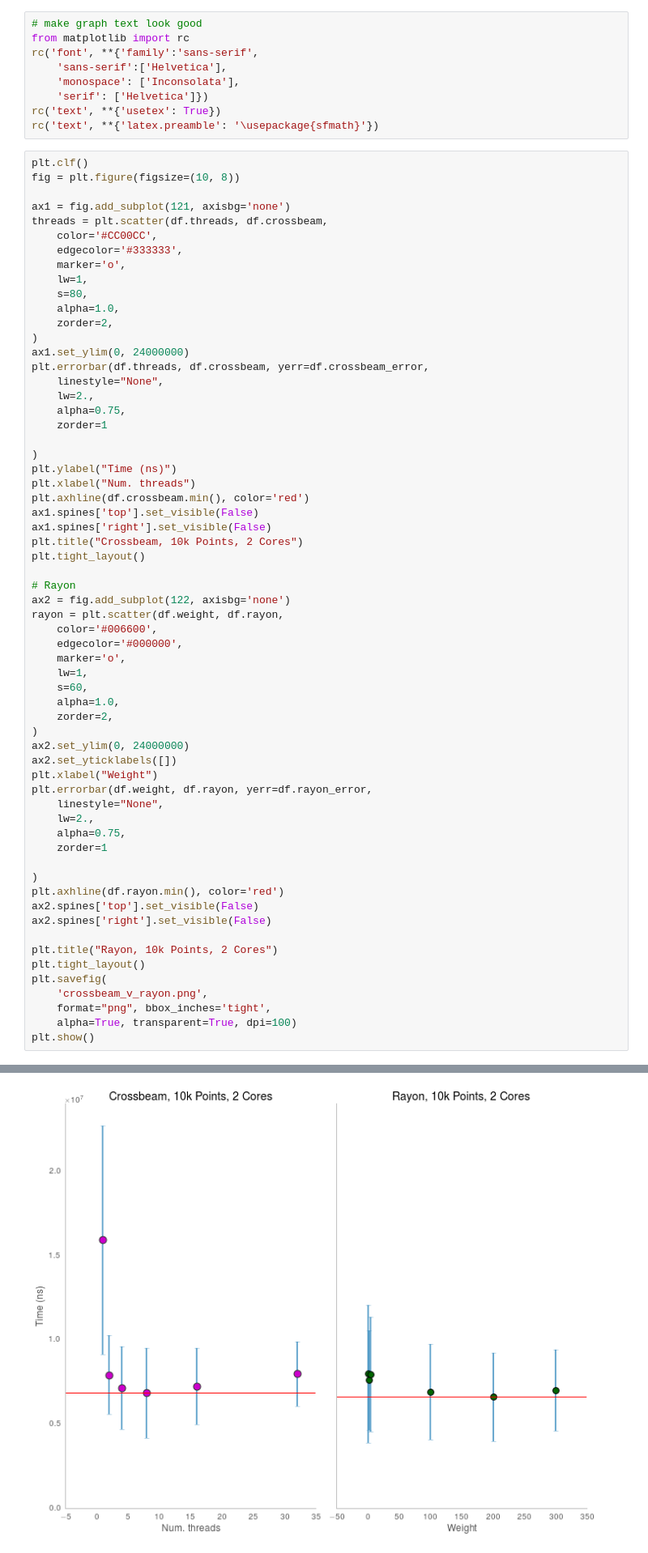
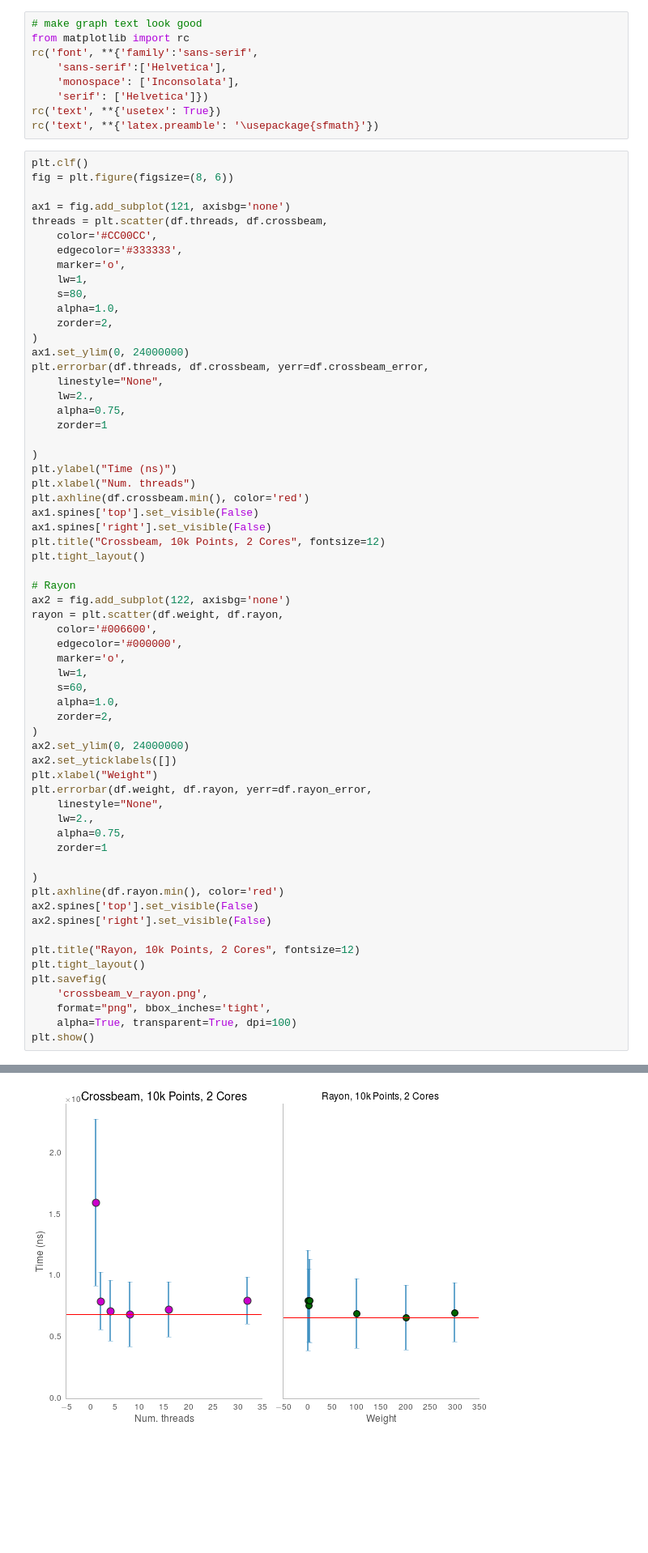
Before and after one commit to urschrei/lonlat_bng, a Jupyter notebook: rust_BNG.ipynb, the cells around one changed output, grey strips where cells are left out. Shown at 81% size. Saved outputs shown, nothing was run; the diff lists cells and outputs as text; blank space fills up the shorter version.

```diff
--- a/rust_BNG.ipynb
+++ b/rust_BNG.ipynb
@@ -342,7 +342,7 @@ rc('text', **{'usetex': True})
 rc('text', **{'latex.preamble': '\usepackage{sfmath}'})
 # %%
 plt.clf()
-fig = plt.figure(figsize=(10, 8))
+fig = plt.figure(figsize=(8, 6))
 
 ax1 = fig.add_subplot(121, axisbg='none')
 threads = plt.scatter(df.threads, df.crossbeam,
@@ -367,7 +367,7 @@ plt.xlabel("Num. threads")
 plt.axhline(df.crossbeam.min(), color='red')
 ax1.spines['top'].set_visible(False)
 ax1.spines['right'].set_visible(False)
-plt.title("Crossbeam, 10k Points, 2 Cores")
+plt.title("Crossbeam, 10k Points, 2 Cores", fontsize=12)
 plt.tight_layout()
 
 # Rayon
@@ -376,32 +376,32 @@ rayon = plt.scatter(df.weight, df.rayon,
     color='#006600',
     edgecolor='#000000',
     marker='o',
     lw=1,
     s=60,
     alpha=1.0,
     zorder=2,
 )
 ax2.set_ylim(0, 24000000)
 ax2.set_yticklabels([])
 plt.xlabel("Weight")
 plt.errorbar(df.weight, df.rayon, yerr=df.rayon_error,
     linestyle="None",
     lw=2.,
     alpha=0.75,
     zorder=1
 
 )
 plt.axhline(df.rayon.min(), color='red')
 ax2.spines['top'].set_visible(False)
 ax2.spines['right'].set_visible(False)
 
-plt.title("Rayon, 10k Points, 2 Cores")
+plt.title("Rayon, 10k Points, 2 Cores", fontsize=12)
 plt.tight_layout()
 plt.savefig(
     'crossbeam_v_rayon.png',
     format="png", bbox_inches='tight',
     alpha=True, transparent=True, dpi=100)
 plt.show()
 # %% [output]
 <matplotlib.figure.Figure at 0x...>
-[figure, old version]
+[figure, new version]
```
Also changed, not shown: 1 other file.
